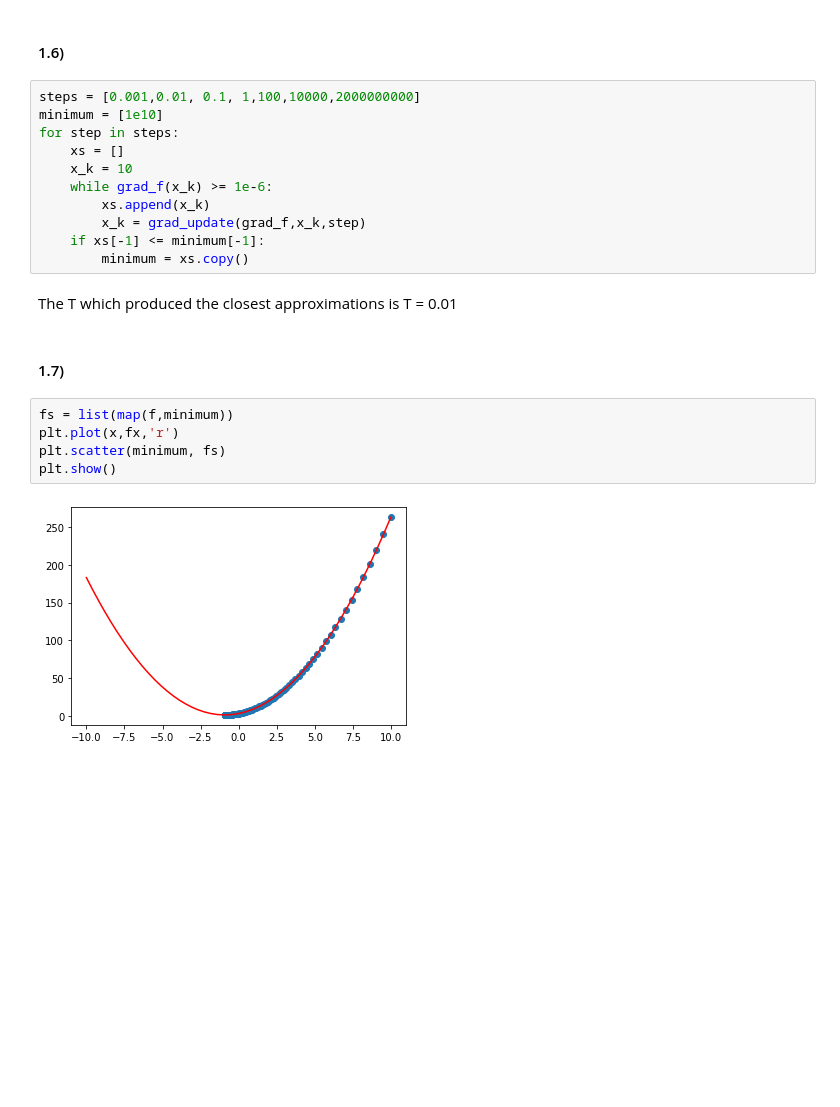
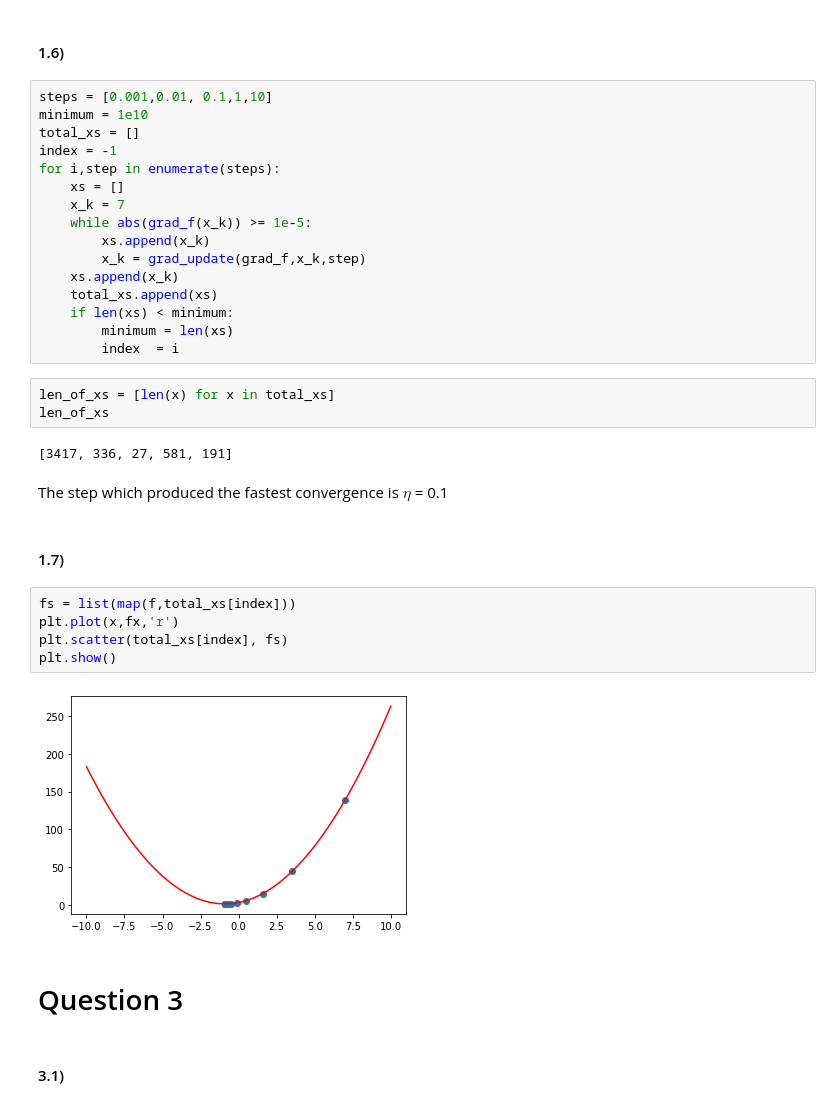
Before and after one commit to OfekGlick/Homework, a Jupyter notebook: ML/ML_EX_3.ipynb, the cells around one changed output. Drawn from its saved outputs; the diff is of its cells as text; blank space fills up the shorter version.

```diff
--- a/ML/ML_EX_3.ipynb
+++ b/ML/ML_EX_3.ipynb
@@ -44,24 +44,38 @@ The value we got is really close to the value we recieved from an anylitical sol
 # %% [markdown]
 #### 1.6)
 # %%
-steps = [0.001,0.01, 0.1, 1,100,10000,2000000000]
-minimum = [1e10]
-for step in steps:
+steps = [0.001,0.01, 0.1,1,10]
+minimum = 1e10
+total_xs = []
+index = -1
+for i,step in enumerate(steps):
     xs = []
-    x_k = 10
-    while grad_f(x_k) >= 1e-6:
+    x_k = 7
+    while abs(grad_f(x_k)) >= 1e-5:
         xs.append(x_k)
         x_k = grad_update(grad_f,x_k,step)
-    if xs[-1] <= minimum[-1]:
-        minimum = xs.copy()
+    xs.append(x_k)
+    total_xs.append(xs)
+    if len(xs) < minimum:
+        minimum = len(xs)
+        index  = i
+# %%
+len_of_xs = [len(x) for x in total_xs]
+len_of_xs
+# %% [output]
+[3417, 336, 27, 581, 191]
 # %% [markdown]
-The T which produced the closest approximations is T = 0.01
+The step which produced the fastest convergence is $\eta$ = 0.1
 # %% [markdown]
 #### 1.7)
 # %%
-fs = list(map(f,minimum))
+fs = list(map(f,total_xs[index]))
 plt.plot(x,fx,'r')
-plt.scatter(minimum, fs)
+plt.scatter(total_xs[index], fs)
 plt.show()
 # %% [output]
-[figure, old version]
+[figure, new version]
+# %% [markdown]
+# Question 3
+# %% [markdown]
+#### 3.1)
```
Also changed, not shown: parts of 6 cells of this notebook, 1 other file.
